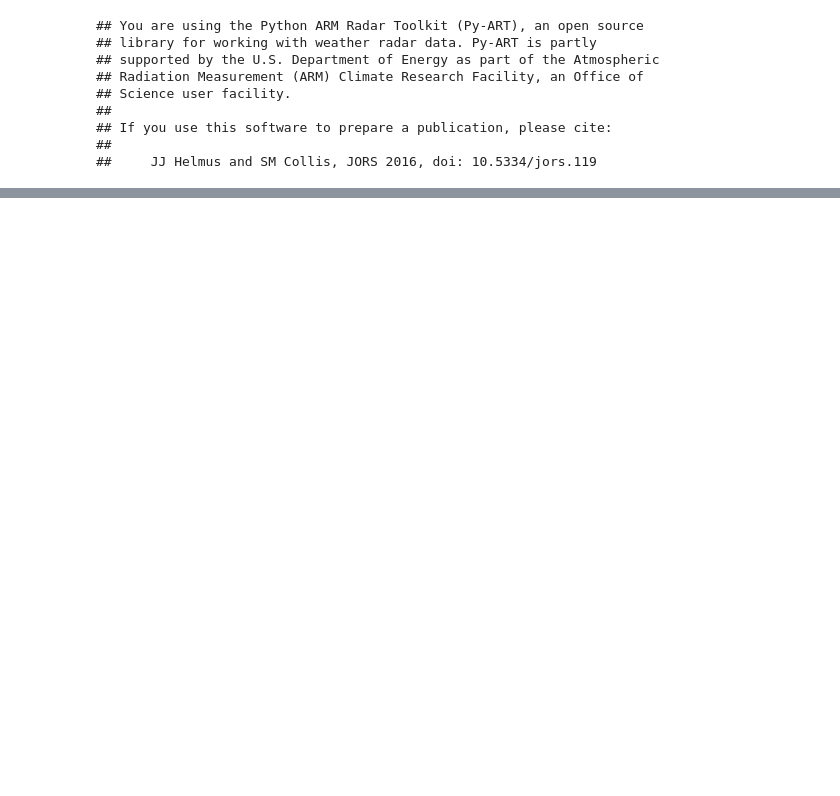
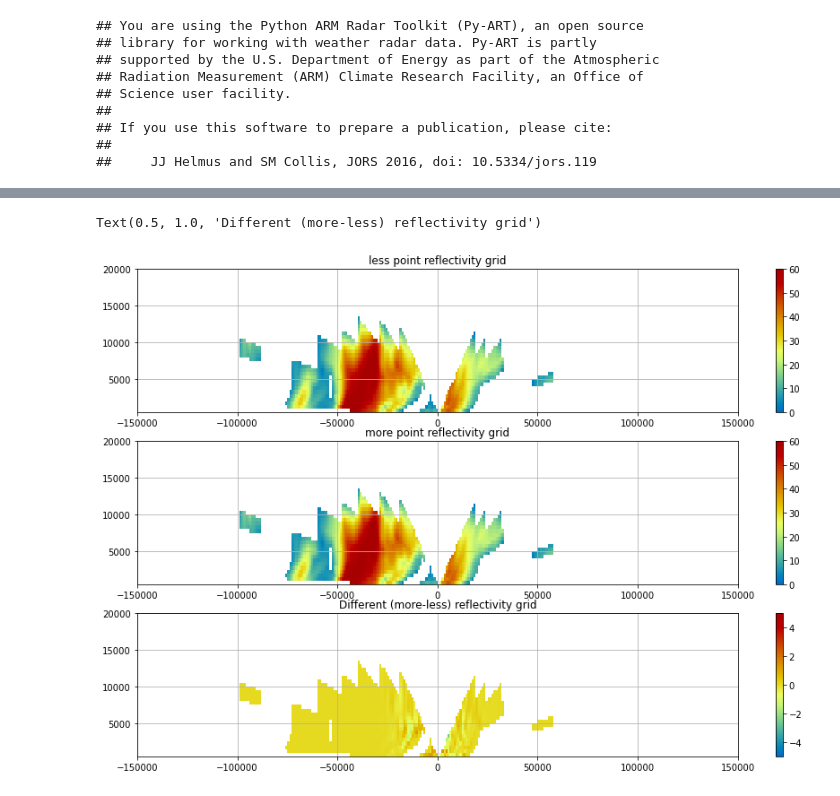
Before and after one commit to jordanbrook/leroi, a Jupyter notebook: notebook/leroi_openradar_test.ipynb, the cells around one changed output, grey strips where cells are left out. Drawn from its saved outputs; the diff is of its cells as text; code cells hidden in the pictures; blank space fills up the shorter version.

```diff
--- a/notebook/leroi_openradar_test.ipynb
+++ b/notebook/leroi_openradar_test.ipynb
@@ -220,0 +205,4 @@ ValueError: x should increase monotonically
+# %%
+odim_ffn = '/home/548/jss548/dev/tmp/testing_files/dp/66_20201031_040026.pvol.h5'
+grid_less =  run_leroi_grid(odim_ffn, dbz_fname='DBZH', grid_fields=['DBZH','VRADH'], Rc=3500, k=100)
+grid_more =  run_leroi_grid(odim_ffn, dbz_fname='DBZH', grid_fields=['DBZH','VRADH'], Rc=3500, k=200)
@@ -220,0 +214,23 @@ ValueError: x should increase monotonically
+# %%
+fig = plt.figure(figsize=(15, 10))
+ax = fig.add_subplot(311)
+m = ax.pcolormesh(x,z,grid_less.fields['DBZH']['data'][:,150,:], cmap ='pyart_HomeyerRainbow', vmin = 0, vmax = 60)
+plt.colorbar(m)
+plt.grid()
+ax.set_title('less point reflectivity grid')
+
+ax = fig.add_subplot(312)
+m = ax.pcolormesh(x,z,grid_more.fields['DBZH']['data'][:,150,:], cmap ='pyart_HomeyerRainbow', vmin = 0, vmax = 60)
+plt.colorbar(m)
+plt.grid()
+ax.set_title('more point reflectivity grid')
+
+
+ax = fig.add_subplot(313)
+m = ax.pcolormesh(x,z,grid_more.fields['DBZH']['data'][:,150,:]-grid_less.fields['DBZH']['data'][:,150,:], cmap ='pyart_HomeyerRainbow', vmin = -5, vmax = 5)
+plt.colorbar(m)
+plt.grid()
+ax.set_title('Different (more-less) reflectivity grid')
+# %% [output]
+Text(0.5, 1.0, 'Different (more-less) reflectivity grid')
+[figure, added]
```
Also changed, not shown: parts of 10 cells of this notebook, 1 other file.
